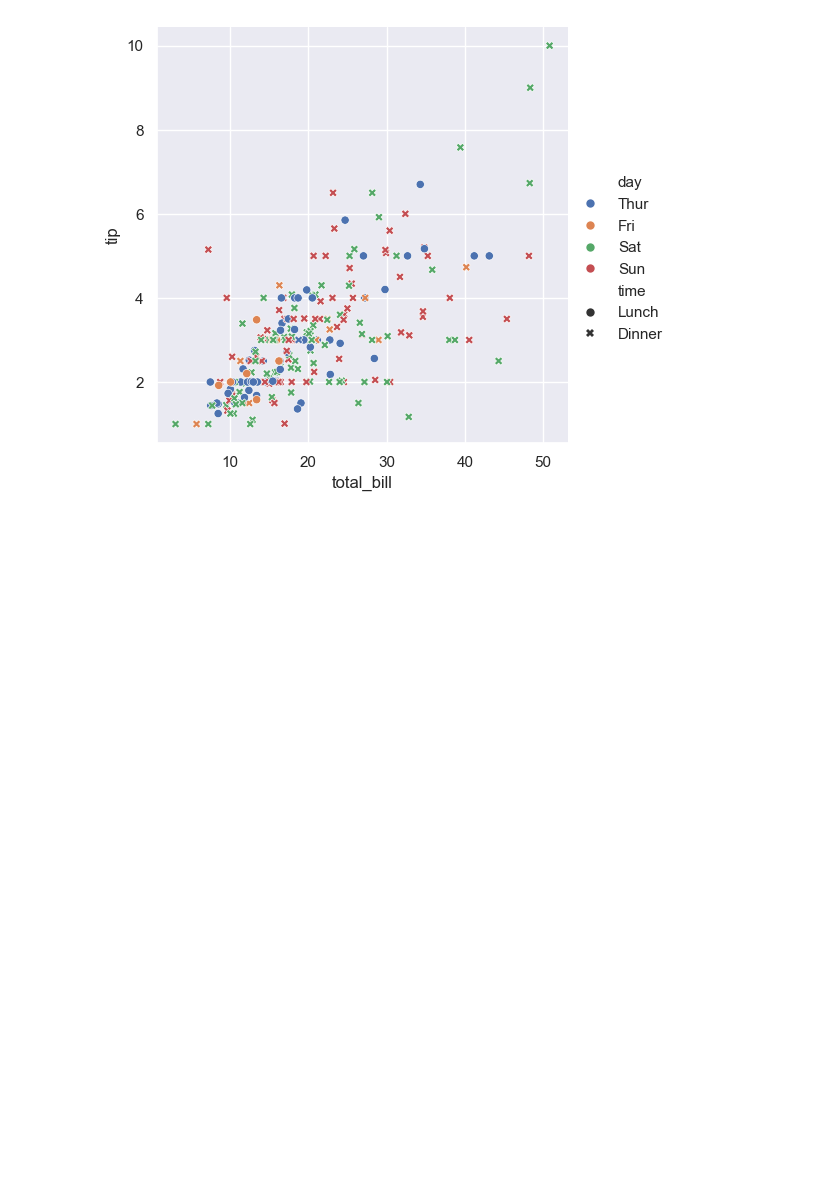
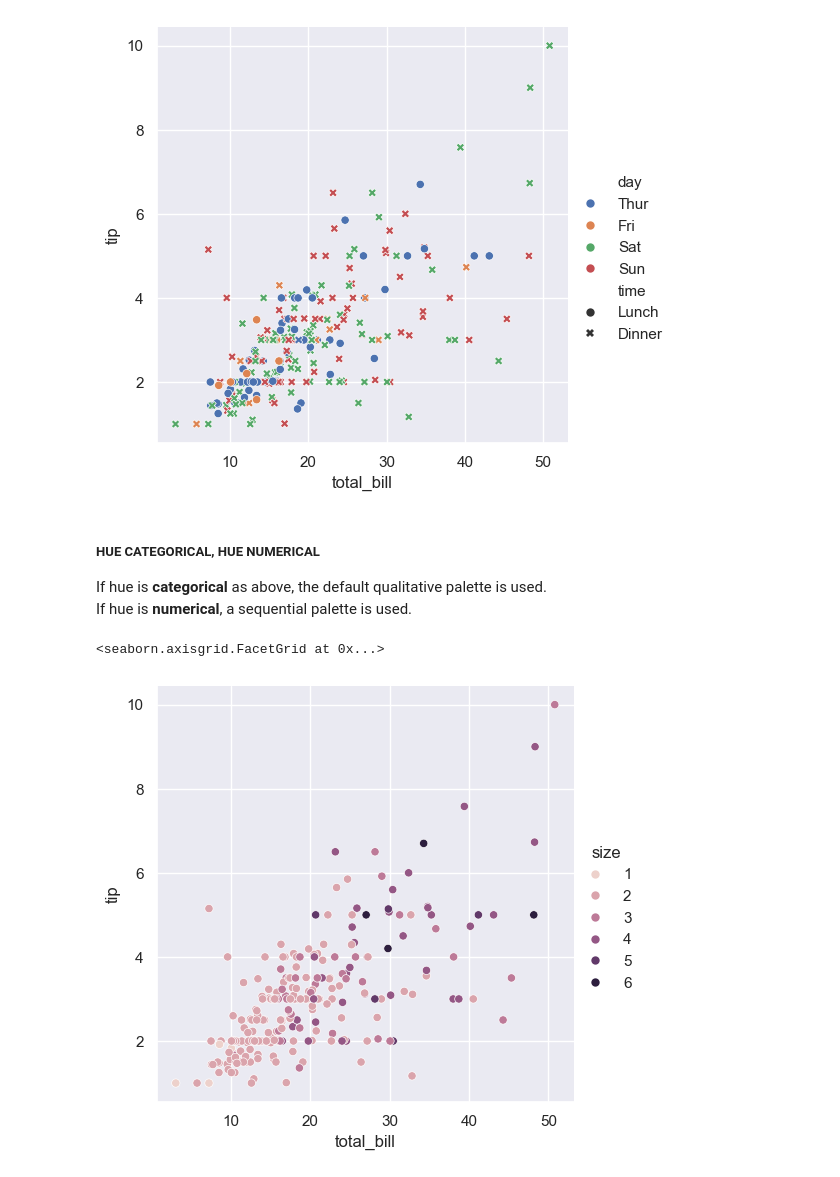
Before and after one commit to NatashaMoses/ML_Python_Libraries, a Jupyter notebook: seaborn/00_seaborn_basics.ipynb, the cells around one changed output. Saved outputs shown, nothing was run; the diff lists cells and outputs as text; code cells hidden in the pictures; blank space fills up the shorter version.

Commit message:
finish sns.relplot()

```diff
--- a/seaborn/00_seaborn_basics.ipynb
+++ b/seaborn/00_seaborn_basics.ipynb
@@ -65,3 +68,14 @@ sns.relplot(
 # %% [output]
 <seaborn.axisgrid.FacetGrid at 0x...>
 [figure]
+# %% [markdown]
+##### HUE CATEGORICAL, HUE NUMERICAL
+If hue is **categorical** as above, the default qualitative palette is used.
+If hue is **numerical**, a sequential palette is used.
+# %%
+sns.relplot(
+    data=tips, x="total_bill", y="tip", hue="size",
+)
+# %% [output]
+<seaborn.axisgrid.FacetGrid at 0x...>
+[figure, added]
```
Also changed, not shown: parts of 9 cells of this notebook.
